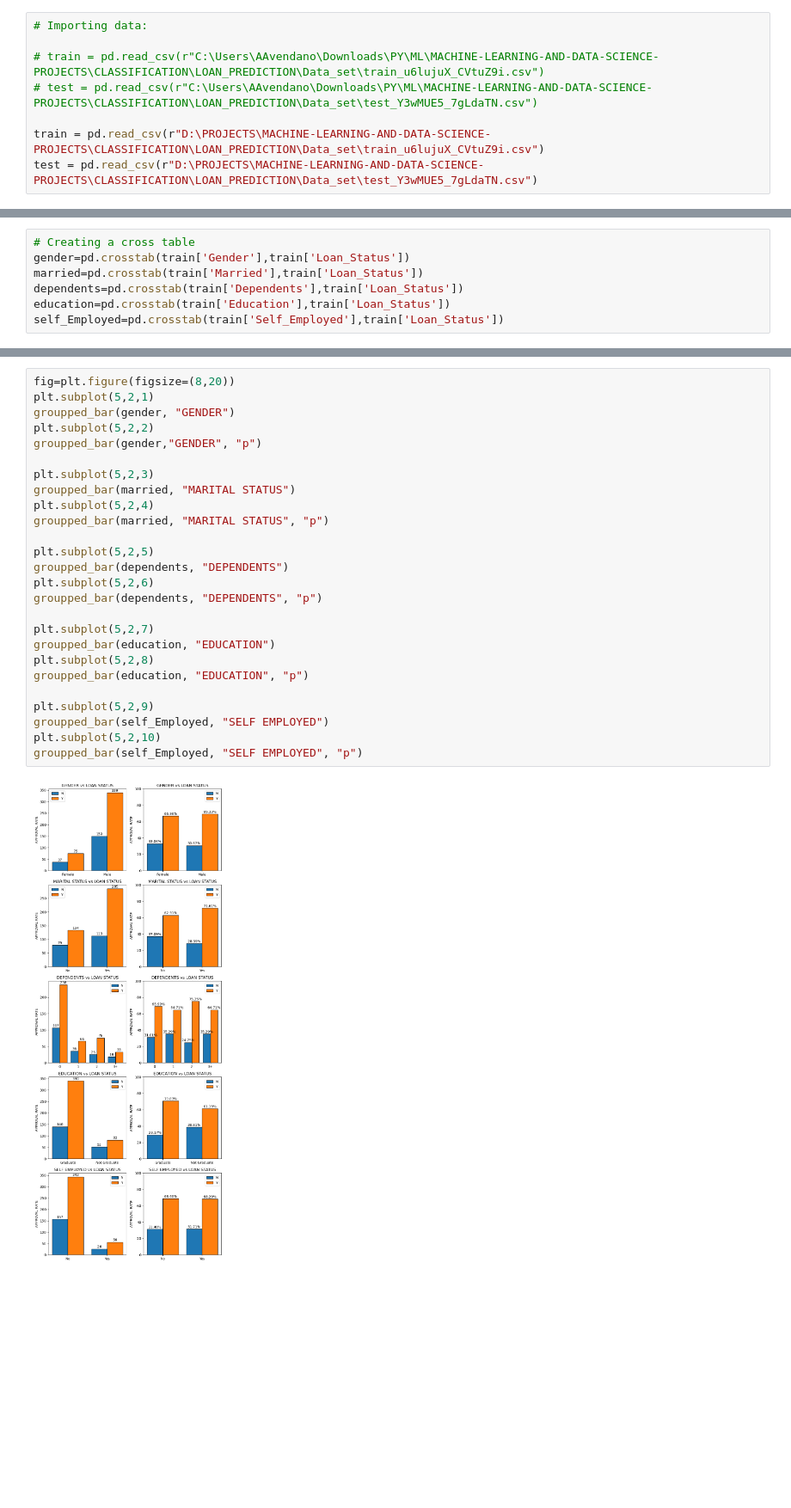
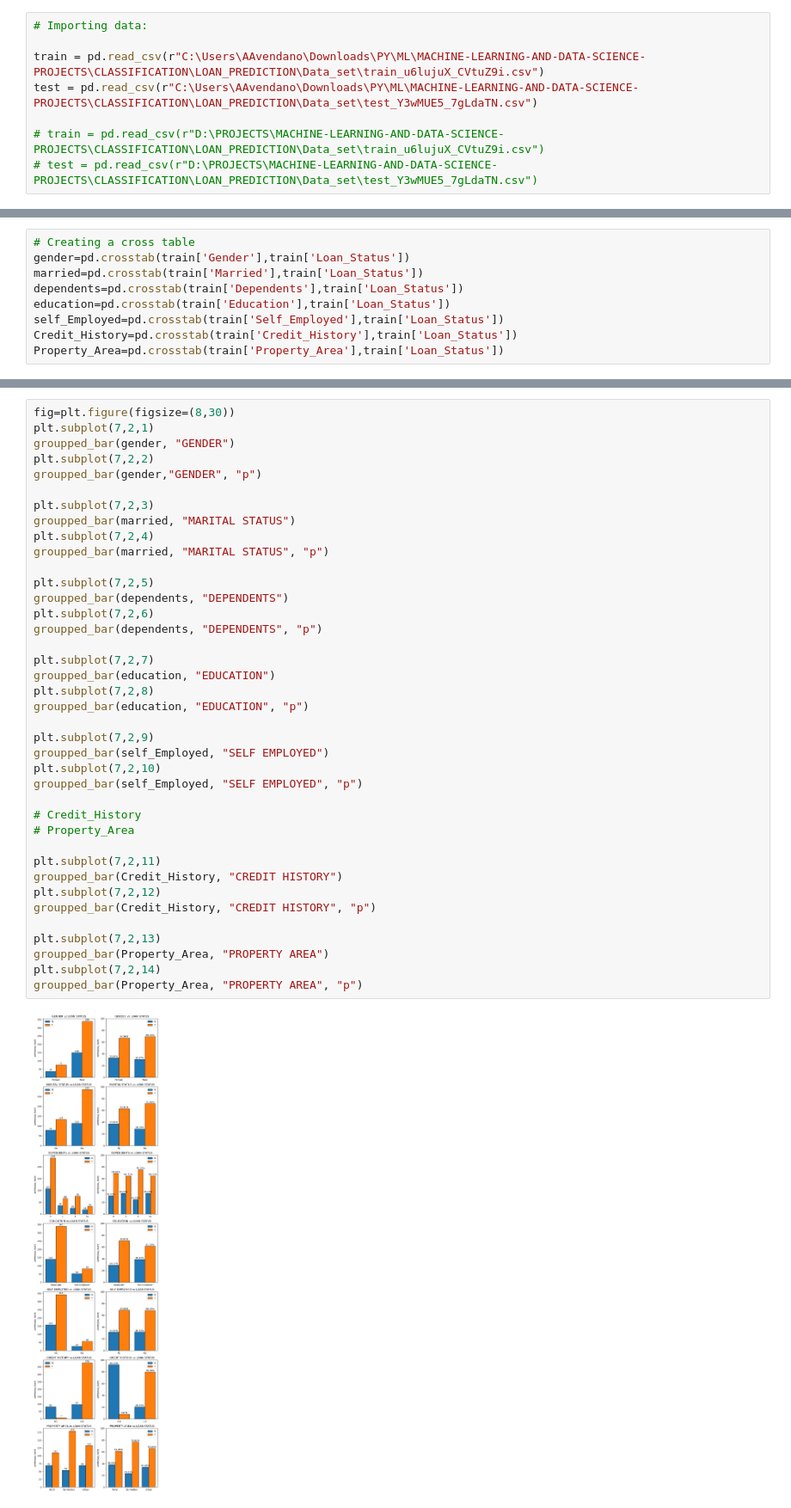
Before and after one commit to AlbertoGhub/MACHINE-LEARNING-AND-DATA-SCIENCE-PROJECTS, a Jupyter notebook: CLASSIFICATION/LOAN_PREDICTION/Loan_Prediction_Problem.ipynb, the cells around one changed output, grey strips where cells are left out. Shown at 86% size. Drawn from its saved outputs; the diff is of its cells as text; blank space fills up the shorter version.

```diff
--- a/CLASSIFICATION/LOAN_PREDICTION/Loan_Prediction_Problem.ipynb
+++ b/CLASSIFICATION/LOAN_PREDICTION/Loan_Prediction_Problem.ipynb
@@ -25,11 +25,11 @@ import seaborn as sns
 # %%
 # Importing data:
 
-# train = pd.read_csv(r"C:\Users\AAvendano\Downloads\PY\ML\MACHINE-LEARNING-AND-DATA-SCIENCE-PROJECTS\CLASSIFICATION\LOAN_PREDICTION\Data_set\train_u6lujuX_CVtuZ9i.csv")
-# test = pd.read_csv(r"C:\Users\AAvendano\Downloads\PY\ML\MACHINE-LEARNING-AND-DATA-SCIENCE-PROJECTS\CLASSIFICATION\LOAN_PREDICTION\Data_set\test_Y3wMUE5_7gLdaTN.csv")
+train = pd.read_csv(r"C:\Users\AAvendano\Downloads\PY\ML\MACHINE-LEARNING-AND-DATA-SCIENCE-PROJECTS\CLASSIFICATION\LOAN_PREDICTION\Data_set\train_u6lujuX_CVtuZ9i.csv")
+test = pd.read_csv(r"C:\Users\AAvendano\Downloads\PY\ML\MACHINE-LEARNING-AND-DATA-SCIENCE-PROJECTS\CLASSIFICATION\LOAN_PREDICTION\Data_set\test_Y3wMUE5_7gLdaTN.csv")
 
-train = pd.read_csv(r"D:\PROJECTS\MACHINE-LEARNING-AND-DATA-SCIENCE-PROJECTS\CLASSIFICATION\LOAN_PREDICTION\Data_set\train_u6lujuX_CVtuZ9i.csv")
-test = pd.read_csv(r"D:\PROJECTS\MACHINE-LEARNING-AND-DATA-SCIENCE-PROJECTS\CLASSIFICATION\LOAN_PREDICTION\Data_set\test_Y3wMUE5_7gLdaTN.csv")
+# train = pd.read_csv(r"D:\PROJECTS\MACHINE-LEARNING-AND-DATA-SCIENCE-PROJECTS\CLASSIFICATION\LOAN_PREDICTION\Data_set\train_u6lujuX_CVtuZ9i.csv")
+# test = pd.read_csv(r"D:\PROJECTS\MACHINE-LEARNING-AND-DATA-SCIENCE-PROJECTS\CLASSIFICATION\LOAN_PREDICTION\Data_set\test_Y3wMUE5_7gLdaTN.csv")
 # %%
 # To keep the original data, it is a good practice to make a copy. Let's just do that:
 
@@ -300,6 +300,8 @@ married=pd.crosstab(train['Married'],train['Loan_Status'])
 dependents=pd.crosstab(train['Dependents'],train['Loan_Status'])
 education=pd.crosstab(train['Education'],train['Loan_Status'])
 self_Employed=pd.crosstab(train['Self_Employed'],train['Loan_Status'])
+Credit_History=pd.crosstab(train['Credit_History'],train['Loan_Status'])
+Property_Area=pd.crosstab(train['Property_Area'],train['Loan_Status'])
 # %%
 def groupped_bar(data, name = "COLUMN NAME", percentage = "f"):
 
@@ -425,30 +427,43 @@ def groupped_bar(data, name = "COLUMN NAME", percentage = "f"):
 
     plt.tight_layout()
 # %%
-fig=plt.figure(figsize=(8,20))
-plt.subplot(5,2,1)
+fig=plt.figure(figsize=(8,30))
+plt.subplot(7,2,1)
 groupped_bar(gender, "GENDER")
-plt.subplot(5,2,2)
+plt.subplot(7,2,2)
 groupped_bar(gender,"GENDER", "p")
 
-plt.subplot(5,2,3)
+plt.subplot(7,2,3)
 groupped_bar(married, "MARITAL STATUS")
-plt.subplot(5,2,4)
+plt.subplot(7,2,4)
 groupped_bar(married, "MARITAL STATUS", "p")
 
-plt.subplot(5,2,5)
+plt.subplot(7,2,5)
 groupped_bar(dependents, "DEPENDENTS")
-plt.subplot(5,2,6)
+plt.subplot(7,2,6)
 groupped_bar(dependents, "DEPENDENTS", "p")
 
-plt.subplot(5,2,7)
+plt.subplot(7,2,7)
 groupped_bar(education, "EDUCATION")
-plt.subplot(5,2,8)
+plt.subplot(7,2,8)
 groupped_bar(education, "EDUCATION", "p")
 
-plt.subplot(5,2,9)
+plt.subplot(7,2,9)
 groupped_bar(self_Employed, "SELF EMPLOYED")
-plt.subplot(5,2,10)
+plt.subplot(7,2,10)
 groupped_bar(self_Employed, "SELF EMPLOYED", "p")
+
+# Credit_History
+# Property_Area
+
+plt.subplot(7,2,11)
+groupped_bar(Credit_History, "CREDIT HISTORY")
+plt.subplot(7,2,12)
+groupped_bar(Credit_History, "CREDIT HISTORY", "p")
+
+plt.subplot(7,2,13)
+groupped_bar(Property_Area, "PROPERTY AREA")
+plt.subplot(7,2,14)
+groupped_bar(Property_Area, "PROPERTY AREA", "p")
 # %% [output]
-[figure, old version]
+[figure, new version]
```
Also changed, not shown: parts of 2 cells of this notebook.
